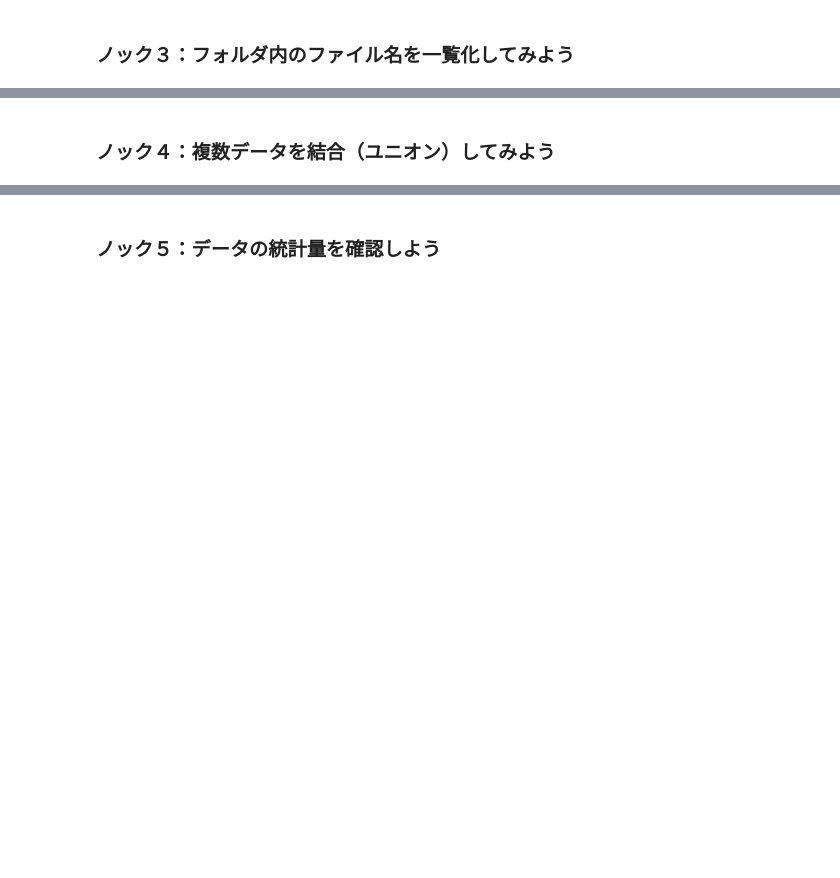
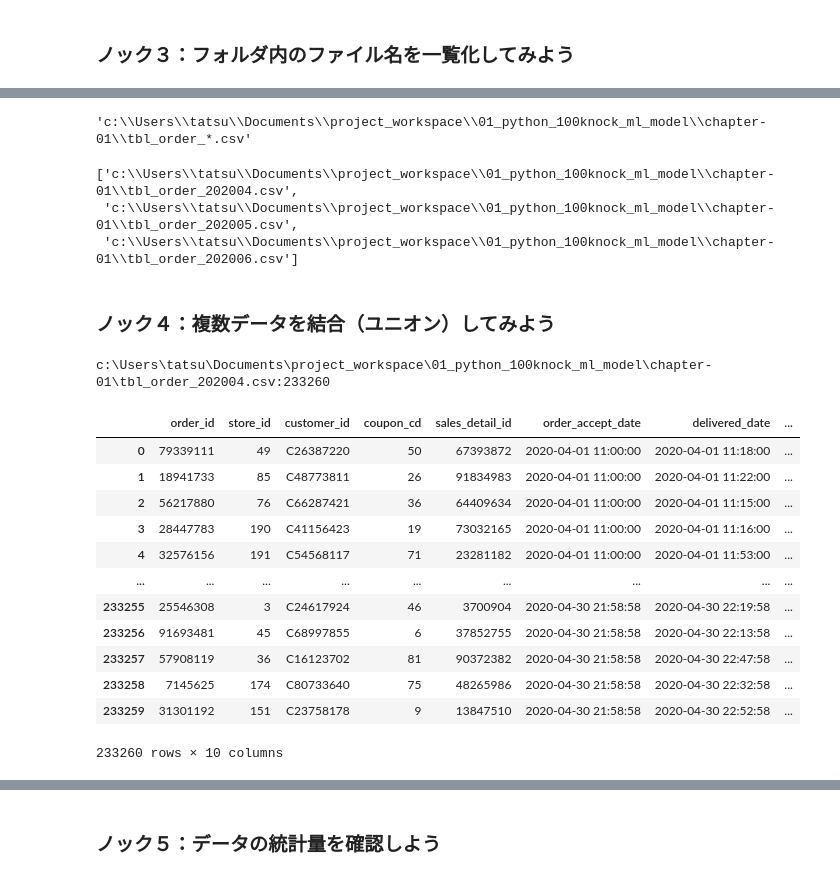
Before and after one commit to BP-Test/01_python_100knock_ml_model, a Jupyter notebook: chapter-01/1章_分析に向けた準備を行う10本ノック.ipynb, the cells around one changed output, grey strips where cells are left out. Drawn from its saved outputs; the diff is of its cells as text; code cells hidden in the pictures; blank space fills up the shorter version.

Commit message:
Finish chapter 1

```diff
--- a/chapter-01/1章_分析に向けた準備を行う10本ノック.ipynb
+++ b/chapter-01/1章_分析に向けた準備を行う10本ノック.ipynb
@@ -18,3 +18,26 @@
 データの中身を理解し、分析しやすい形に加工していくプロセスを学びます。
 # %% [markdown]
 ### ノック１：データを全て読み込んでみよう
+# %%
+# Import essential Modules
+import pandas as pd
+import numpy as np
+from sklearn.datasets import load_iris
+import sys
+from pprint import pprint
+import os
+import matplotlib.pyplot as plt
+import seaborn as sns
+from IPython.core.display import display # display results in nice format
+from IPython.display import Image # display impage
+import pathlib
+import glob
+
+# Disable __pychache__
+sys.dont_write_bytecode =True
+%matplotlib inline
+
+
+__file__ = os.path.abspath('')
+__dir__ = pathlib.Path(__file__).parent
+__dir__
@@ -25,2 +151,36 @@
+# %%
+tbl_order_file = os.path.join(__file__,'tbl_order_*.csv')
+tbl_order_file
+# %% [output]
+'c:\\Users\\tatsu\\Documents\\project_workspace\\01_python_100knock_ml_model\\chapter-01\\tbl_order_*.csv'
+# %%
+tbl_order_files = glob.glob(tbl_order_file)
+tbl_order_files
+# %% [output]
+['c:\\Users\\tatsu\\Documents\\project_workspace\\01_python_100knock_ml_model\\chapter-01\\tbl_order_202004.csv',
+ 'c:\\Users\\tatsu\\Documents\\project_workspace\\01_python_100knock_ml_model\\chapter-01\\tbl_order_202005.csv',
+ 'c:\\Users\\tatsu\\Documents\\project_workspace\\01_python_100knock_ml_model\\chapter-01\\tbl_order_202006.csv']
 # %% [markdown]
 ### ノック４：複数データを結合（ユニオン）してみよう
+# %%
+order_all = pd.DataFrame()
+file = tbl_order_files[0]
+order_data = pd.read_csv(file)
+print(f'{file}:{len(order_data)}')
+order_all = pd.concat([order_all,order_data], ignore_index=True)
+order_all
+# %% [output]
+c:\Users\tatsu\Documents\project_workspace\01_python_100knock_ml_model\chapter-01\tbl_order_202004.csv:233260
+|  | order_id | store_id | customer_id | coupon_cd | sales_detail_id | order_accept_date | delivered_date | ... |
+| 0 | 79339111 | 49 | C26387220 | 50 | 67393872 | 2020-04-01 11:00:00 | 2020-04-01 11:18:00 | ... |
+| 1 | 18941733 | 85 | C48773811 | 26 | 91834983 | 2020-04-01 11:00:00 | 2020-04-01 11:22:00 | ... |
+| 2 | 56217880 | 76 | C66287421 | 36 | 64409634 | 2020-04-01 11:00:00 | 2020-04-01 11:15:00 | ... |
+| 3 | 28447783 | 190 | C41156423 | 19 | 73032165 | 2020-04-01 11:00:00 | 2020-04-01 11:16:00 | ... |
+| 4 | 32576156 | 191 | C54568117 | 71 | 23281182 | 2020-04-01 11:00:00 | 2020-04-01 11:53:00 | ... |
+| ... | ... | ... | ... | ... | ... | ... | ... | ... |
+| 233255 | 25546308 | 3 | C24617924 | 46 | 3700904 | 2020-04-30 21:58:58 | 2020-04-30 22:19:58 | ... |
+| 233256 | 91693481 | 45 | C68997855 | 6 | 37852755 | 2020-04-30 21:58:58 | 2020-04-30 22:13:58 | ... |
+| 233257 | 57908119 | 36 | C16123702 | 81 | 90372382 | 2020-04-30 21:58:58 | 2020-04-30 22:47:58 | ... |
+| 233258 | 7145625 | 174 | C80733640 | 75 | 48265986 | 2020-04-30 21:58:58 | 2020-04-30 22:32:58 | ... |
+| 233259 | 31301192 | 151 | C23758178 | 9 | 13847510 | 2020-04-30 21:58:58 | 2020-04-30 22:52:58 | ... |
+233260 rows × 10 columns
```
Also changed, not shown: parts of 23 cells of this notebook.
